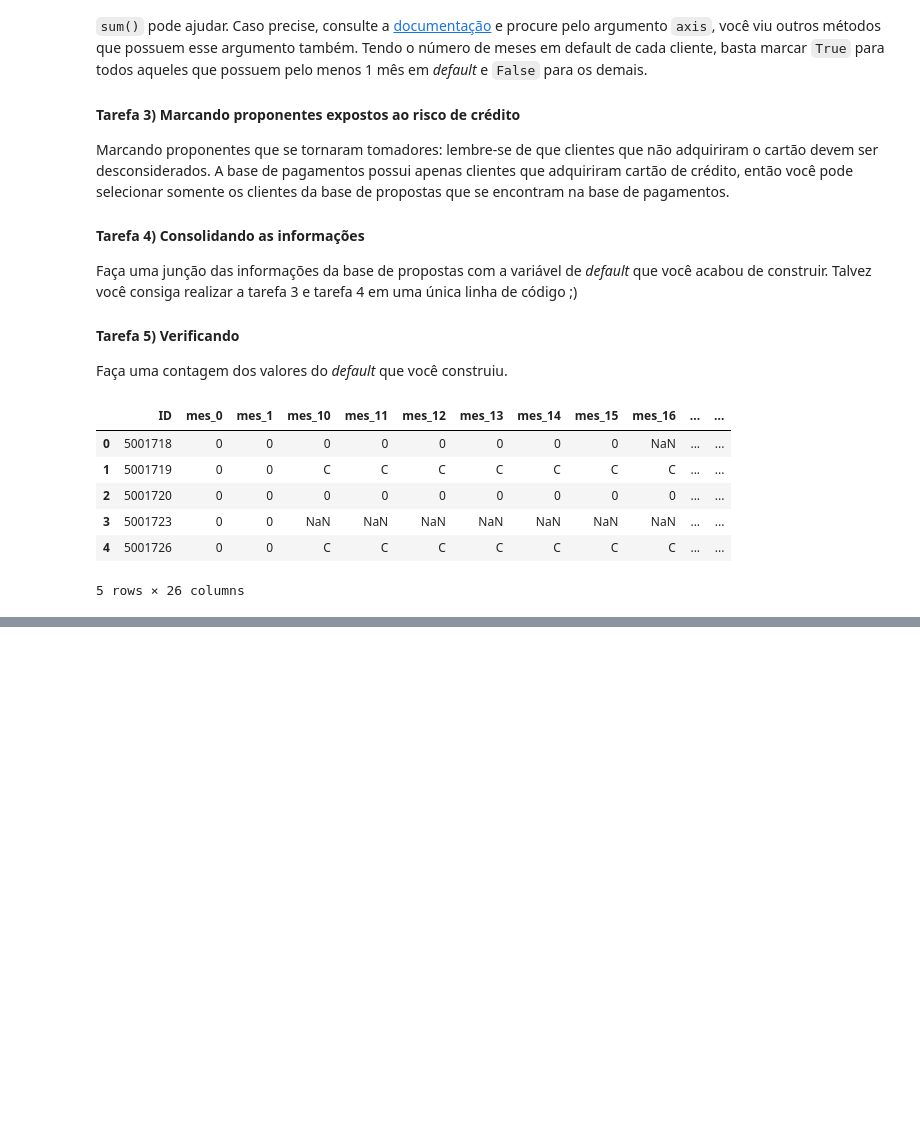
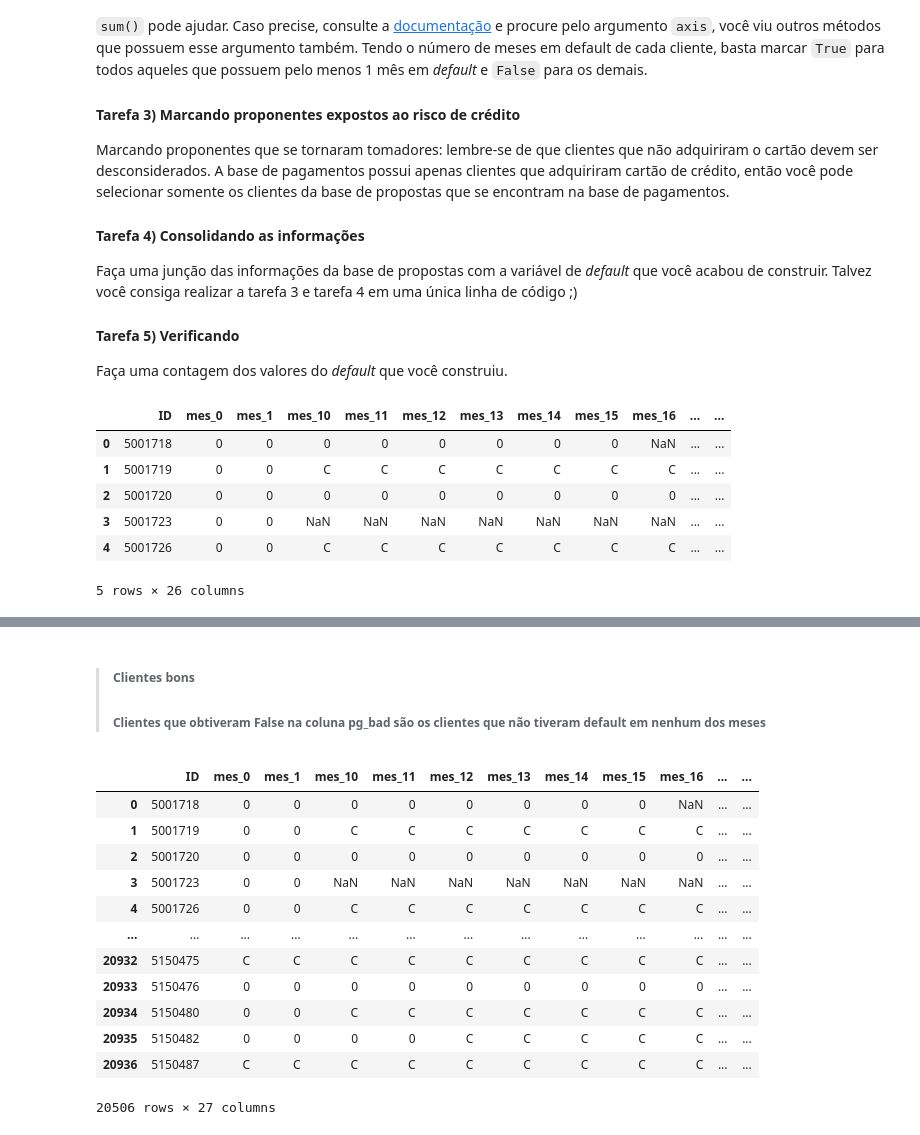
Before and after one commit to TiagoSilvaLourenco/data_science, a Jupyter notebook: modulo_5/Tarefa 2/Mod5Ex_aulas_04a05.ipynb, the cells around one changed output, grey strips where cells are left out. Cells and saved outputs as stored; diff of their text form; code cells hidden in the pictures; blank space fills up the shorter version.

```diff
--- a/modulo_5/Tarefa 2/Mod5Ex_aulas_04a05.ipynb
+++ b/modulo_5/Tarefa 2/Mod5Ex_aulas_04a05.ipynb
@@ -91,0 +137,19 @@ pg.head()
+# %% [markdown]
+> ##### Clientes bons
+>###### Clientes que obtiveram False na coluna pg_bad são os clientes que não tiveram default em nenhum dos meses
+# %%
+pg[pg.pg_bad == False]
+# %% [output]
+|  | ID | mes_0 | mes_1 | mes_10 | mes_11 | mes_12 | mes_13 | mes_14 | mes_15 | mes_16 | ... | ... |
+| 0 | 5001718 | 0 | 0 | 0 | 0 | 0 | 0 | 0 | 0 | NaN | ... | ... |
+| 1 | 5001719 | 0 | 0 | C | C | C | C | C | C | C | ... | ... |
+| 2 | 5001720 | 0 | 0 | 0 | 0 | 0 | 0 | 0 | 0 | 0 | ... | ... |
+| 3 | 5001723 | 0 | 0 | NaN | NaN | NaN | NaN | NaN | NaN | NaN | ... | ... |
+| 4 | 5001726 | 0 | 0 | C | C | C | C | C | C | C | ... | ... |
+| ... | ... | ... | ... | ... | ... | ... | ... | ... | ... | ... | ... | ... |
+| 20932 | 5150475 | C | C | C | C | C | C | C | C | C | ... | ... |
+| 20933 | 5150476 | 0 | 0 | 0 | 0 | 0 | 0 | 0 | 0 | 0 | ... | ... |
+| 20934 | 5150480 | 0 | 0 | C | C | C | C | C | C | C | ... | ... |
+| 20935 | 5150482 | 0 | 0 | 0 | 0 | C | C | C | C | C | ... | ... |
+| 20936 | 5150487 | C | C | C | C | C | C | C | C | C | ... | ... |
+20506 rows × 27 columns
```
Also changed, not shown: parts of 22 cells of this notebook.
